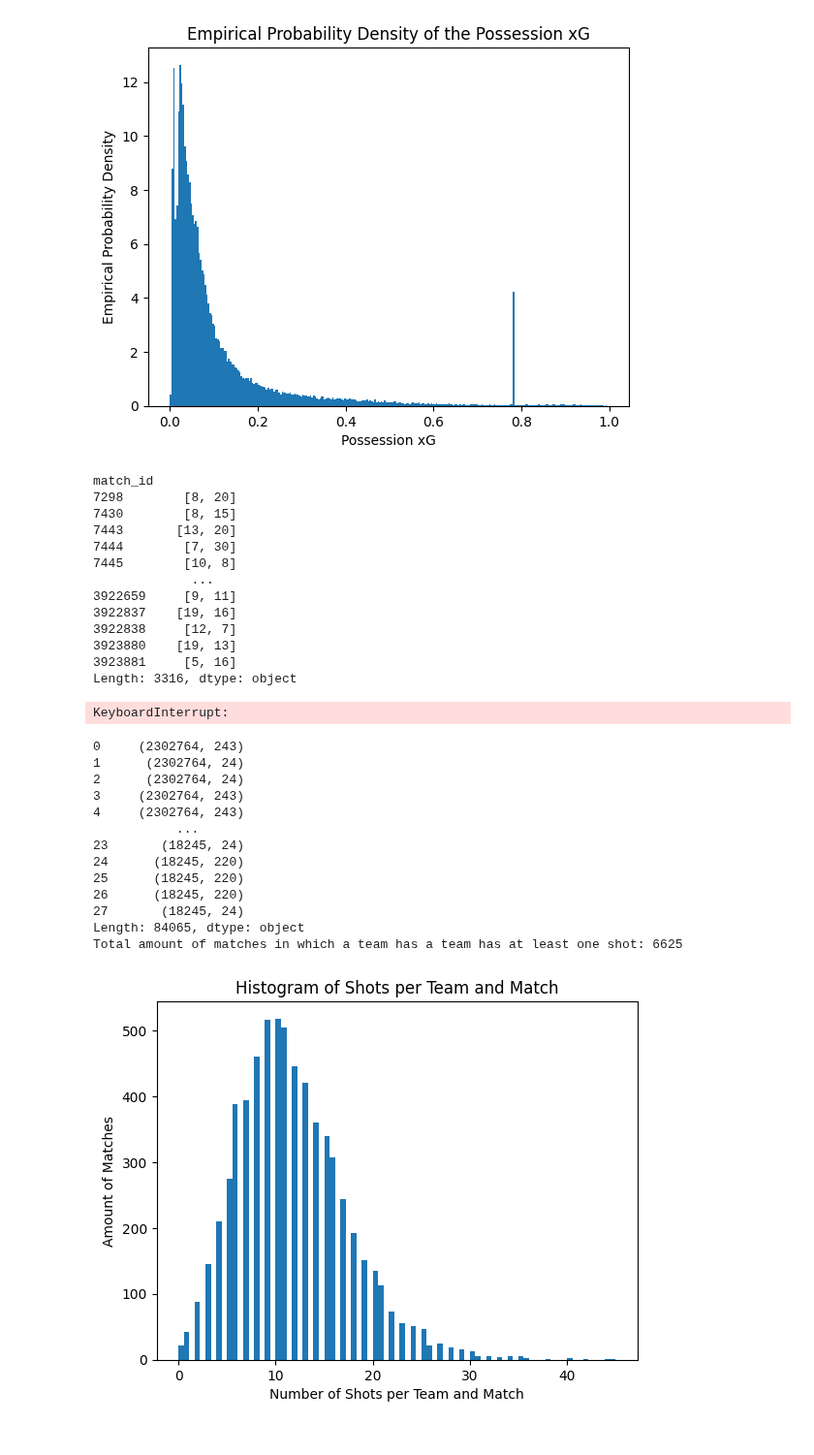
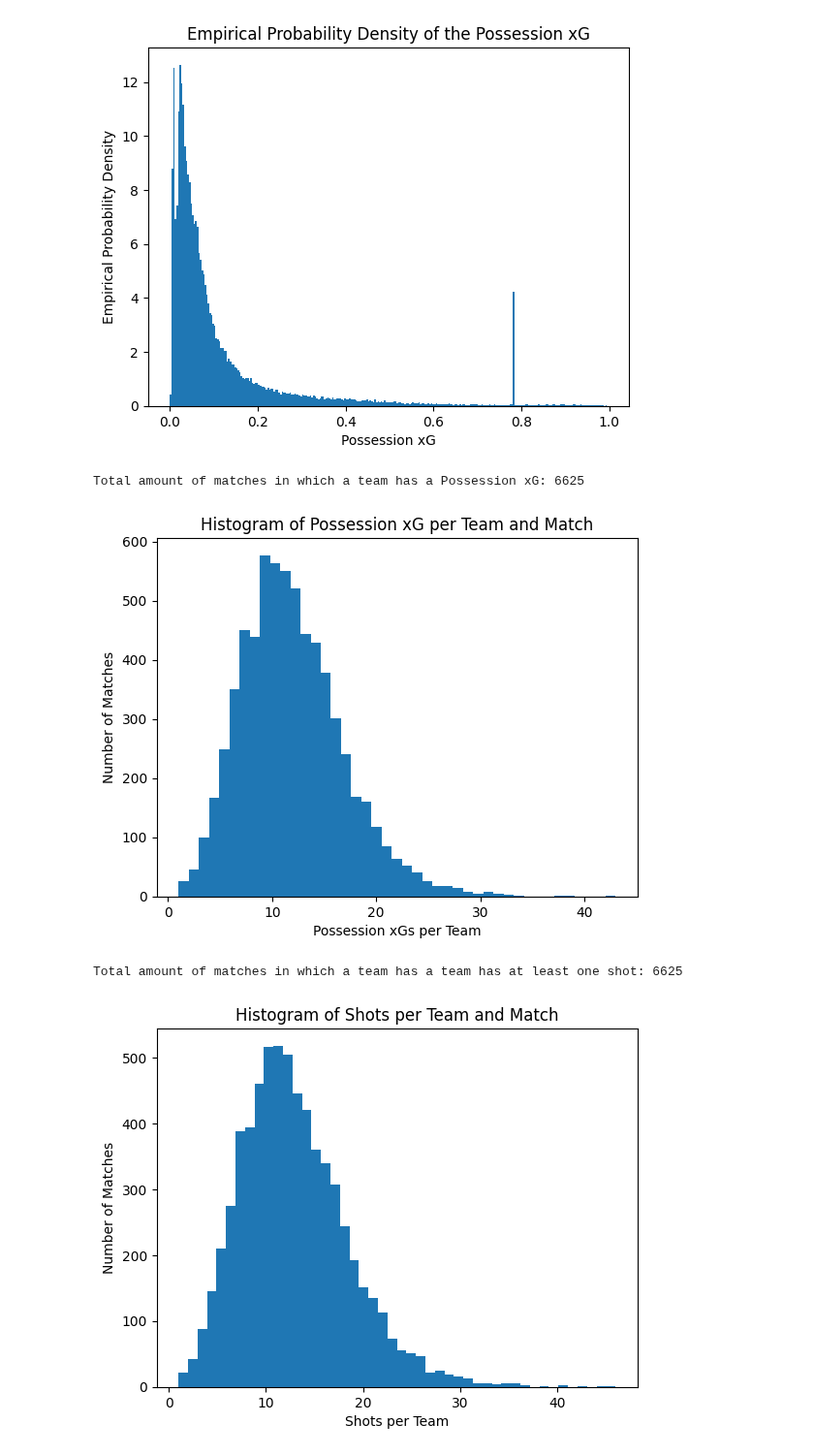
Before and after one commit to StrikerBadger/bachelor-thesis, a Jupyter notebook: empirical_analysis.ipynb, the cells around one changed output. Shown at 97% size. Saved outputs shown, nothing was run; the diff lists cells and outputs as text; code cells hidden in the pictures.

```diff
--- a/empirical_analysis.ipynb
+++ b/empirical_analysis.ipynb
@@ -138,56 +138,24 @@ possession_xg_df.to_pickle('possession_xGs.pkl')
 # %%
 # Let's analyze now on a match level how many Possession xG's each team has
 team_shot_count = possession_xg_df.groupby('match_id').progress_apply(lambda df: list(df.groupby('team_id')['possession_xg'].count())).sum()
-print(team_shot_count)
 plt.clf()
-plt.hist(team_shot_count, bins=int(np.sqrt(len(team_shot_count))))
+plt.hist(team_shot_count, bins=max(team_shot_count))
 plt.title('Histogram of Possession xG per Team and Match')
-plt.xlabel('Number of Possession xG per Team and Match')
-plt.ylabel('Amount of Matches')
+plt.xlabel('Possession xGs per Team')
+plt.ylabel('Number of Matches')
 print(f'Total amount of matches in which a team has a Possession xG: {len(team_shot_count)}')
 # %% [output]
-match_id
-7298        [8, 20]
-7430        [8, 15]
-7443       [13, 20]
-7444        [7, 30]
-7445        [10, 8]
-             ...
-3922659     [9, 11]
-3922837    [19, 16]
-3922838     [12, 7]
-3923880    [19, 13]
-3923881     [5, 16]
-Length: 3316, dtype: object
+Total amount of matches in which a team has a Possession xG: 6625
-KeyboardInterrupt:
+[figure, added]
 # %%
 # It would also be interesting to see how the histogram for amount of shots per team and match looks
-match_team_ids = shots_df[['match_id', 'team_id']].apply(lambda row: (row['match_id'], row['team_id']), axis='columns')
-print(match_team_ids)
-team_shot_count = {}
-for _, match_team_id in match_team_ids.items():
-    if match_team_id not in team_shot_count:
-        team_shot_count[match_team_id] = 0
-        continue
-    team_shot_count[match_team_id] += 1
+shots_per_team_and_match = shots_df[['match_id', 'team_id']].groupby('match_id').progress_apply(lambda df: list(df.groupby('team_id')['team_id'].count())).sum()
 plt.clf()
-plt.hist(team_shot_count.values(), bins=int(np.sqrt(len(team_shot_count))))
+plt.hist(shots_per_team_and_match, bins=max(shots_per_team_and_match))
 plt.title('Histogram of Shots per Team and Match')
-plt.xlabel('Number of Shots per Team and Match')
-plt.ylabel('Amount of Matches')
-print(f'Total amount of matches in which a team has a team has at least one shot: {len(team_shot_count)}')
+plt.xlabel('Shots per Team')
+plt.ylabel('Number of Matches')
+print(f'Total amount of matches in which a team has a team has at least one shot: {len(shots_per_team_and_match)}')
 # %% [output]
-0     (2302764, 243)
-1      (2302764, 24)
-2      (2302764, 24)
-3     (2302764, 243)
-4     (2302764, 243)
-           ...
-23       (18245, 24)
-24      (18245, 220)
-25      (18245, 220)
-26      (18245, 220)
-27       (18245, 24)
-Length: 84065, dtype: object
 Total amount of matches in which a team has a team has at least one shot: 6625
-[figure, old version]
+[figure, new version]
```
Also changed, not shown: parts of 3 cells of this notebook, 1 other file.
